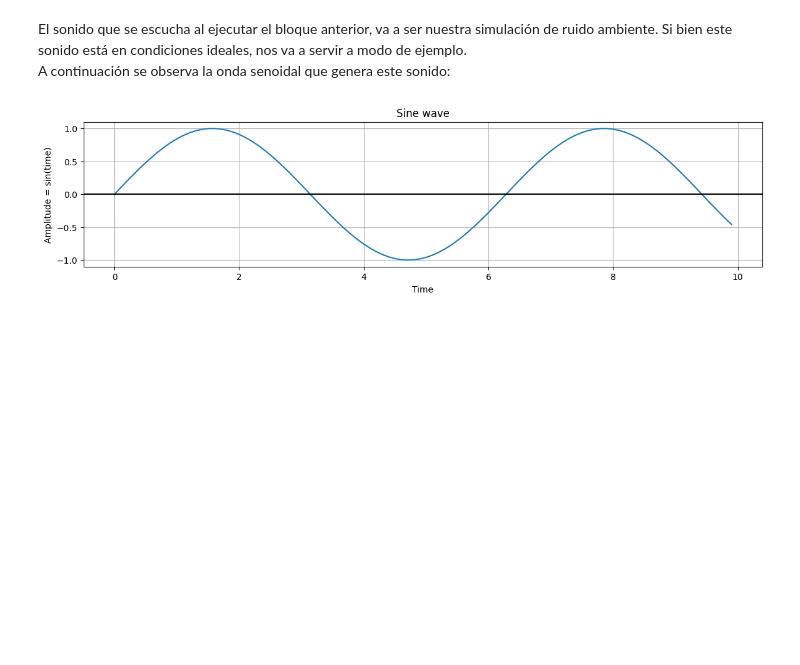
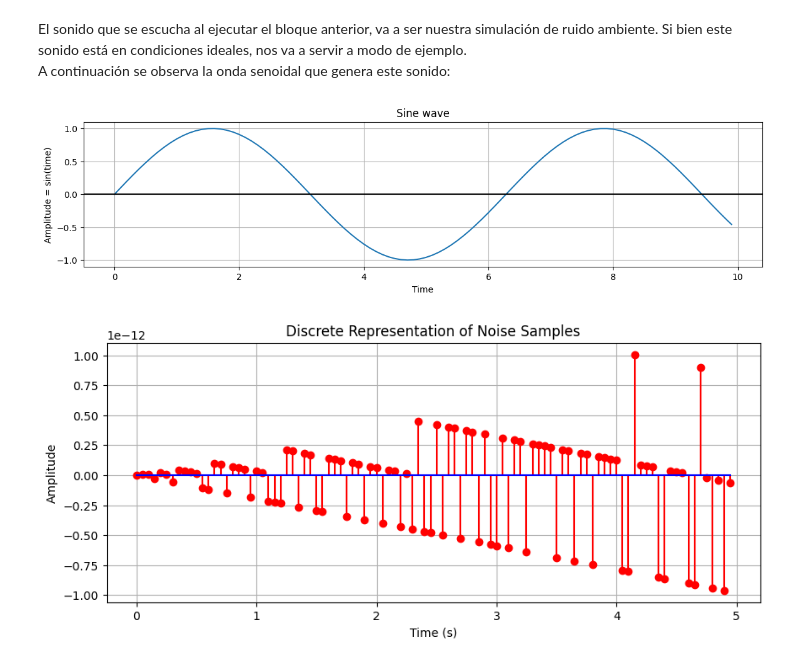
Before and after one commit to Leon7reynosa/Active-noise-cancellation-simulation, a Jupyter notebook: ANC-Simulation.ipynb, the cells around one changed output. Cells and saved outputs as stored; diff of their text form; code cells hidden in the pictures; blank space fills up the shorter version.

Commit message:
add new file that generates the simulation

```diff
--- a/ANC-Simulation.ipynb
+++ b/ANC-Simulation.ipynb
@@ -105,3 +94,40 @@ plot.axhline(y=0, color='k')
 plot.show()
 # %% [output]
 [figure]
+# %%
+import time
+import numpy as np
+import pyaudio
+import sounddevice as sd
+import matplotlib.pyplot as plt
+from scipy.signal import lfilter
+
+# Configuración de PyAudio para generar la señal de ejemplo.
+p = pyaudio.PyAudio()
+volume = 0.5
+fs = 10  # tasa de muestra --> Cantidad de muestras por segundo.
+duration = 5.0
+f = 440.0
+ampl = 2
+
+# Generamos muestras de ruido ambiente
+noise_samples = (np.sin(ampl * np.pi * np.arange(fs * duration) * f / fs)).astype(np.float32)
+
+# Crear un array de tiempo discreto para las muestras
+time_discrete = np.arange(0, duration, 1/fs)
+
+# Generar una señal senoidal continua
+time_continuous = np.linspace(0, duration, num=64)  # Genera 1000 puntos en el dominio del tiempo
+continuous_signal = ampl * np.sin(2 * np.pi * f * time_continuous)
+
+# Graficar las muestras de forma discreta
+plt.figure(figsize=(14, 4))
+# plt.plot(time_continuous, continuous_signal, label='Continuous Signal')
+plt.stem(time_discrete, noise_samples, basefmt="b-", linefmt="r-", markerfmt="ro")
+plt.title('Discrete Representation of Noise Samples')
+plt.xlabel('Time (s)')
+plt.ylabel('Amplitude')
+plt.grid(True)
+plt.show()
+# %% [output]
+[figure, added]
```
Also changed, not shown: parts of 8 cells of this notebook, 1 other file.
